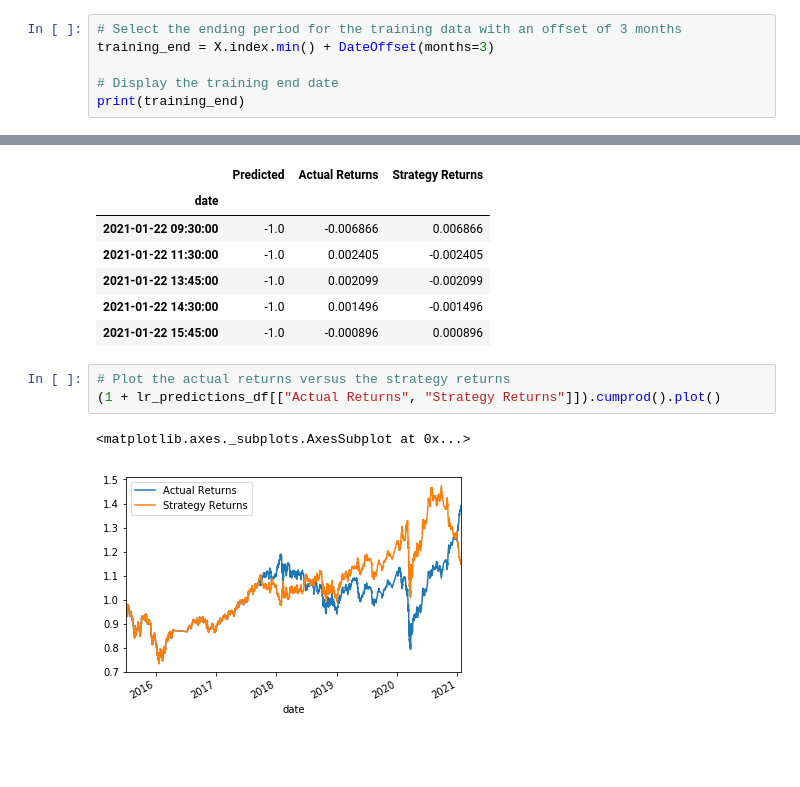
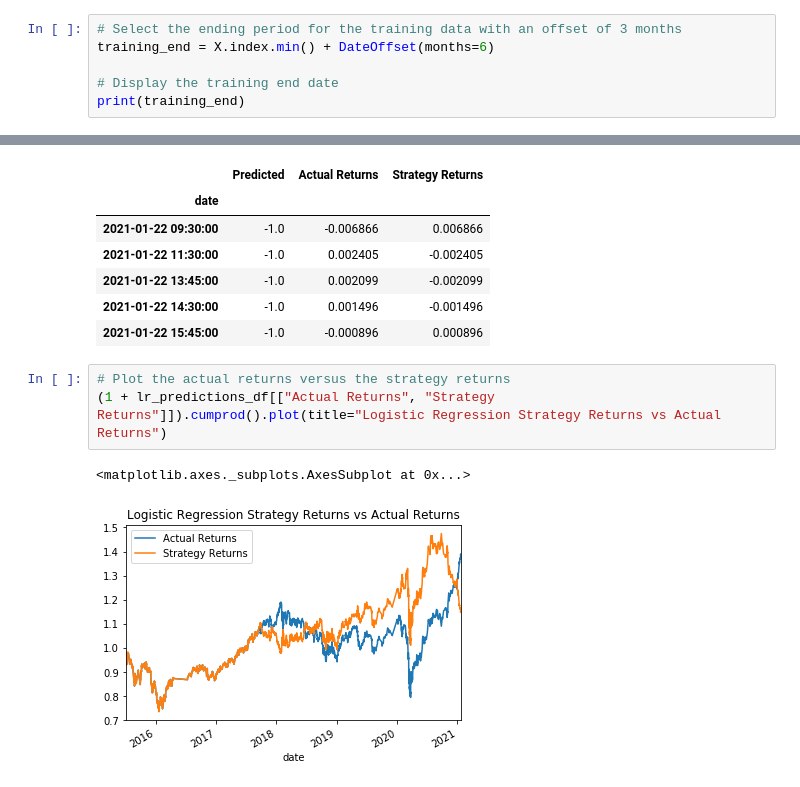
Before and after one commit to saucetech/machine-learning-algorithmic-trading, a Jupyter notebook: machine_learning_trading_bot.ipynb, the cells around one changed output, grey strips where cells are left out. Drawn from its saved outputs; the diff is of its cells as text; blank space fills up the shorter version.

```diff
--- a/machine_learning_trading_bot.ipynb
+++ b/machine_learning_trading_bot.ipynb
@@ -261,7 +265,7 @@ print(training_begin)
 2015-04-02 15:00:00
 # %%
 # Select the ending period for the training data with an offset of 3 months
-training_end = X.index.min() + DateOffset(months=3)
+training_end = X.index.min() + DateOffset(months=6)
 
 # Display the training end date
 print(training_end)
@@ -494,7 +498,7 @@ display(lr_predictions_df.tail())
 | 2021-01-22 15:45:00 | -1.0 | -0.000896 | 0.000896 |
 # %%
 # Plot the actual returns versus the strategy returns
-(1 + lr_predictions_df[["Actual Returns", "Strategy Returns"]]).cumprod().plot()
+(1 + lr_predictions_df[["Actual Returns", "Strategy Returns"]]).cumprod().plot(title="Logistic Regression Strategy Returns vs Actual Returns")
 # %% [output]
 <matplotlib.axes._subplots.AxesSubplot at 0x...>
-[figure, old version]
+[figure, new version]
```
Also changed, not shown: parts of 5 cells of this notebook, 2 other files.
